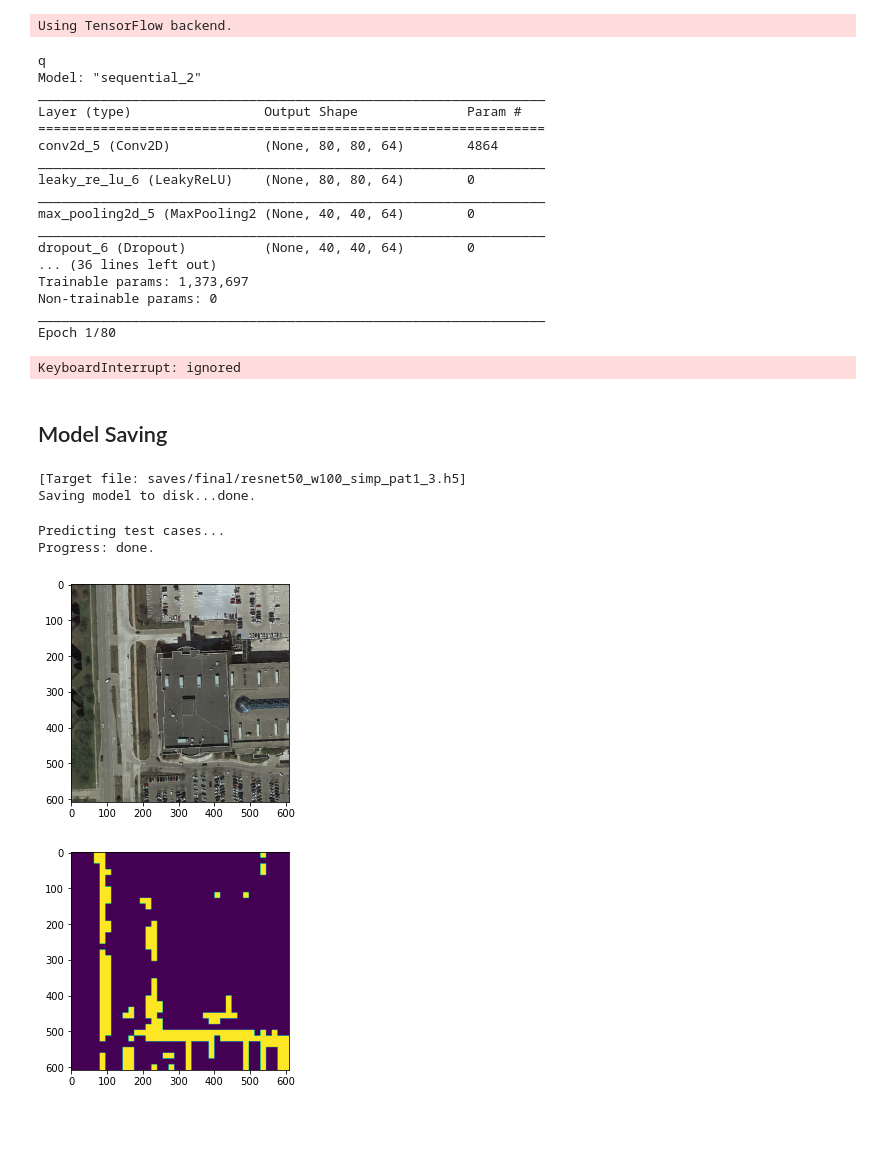
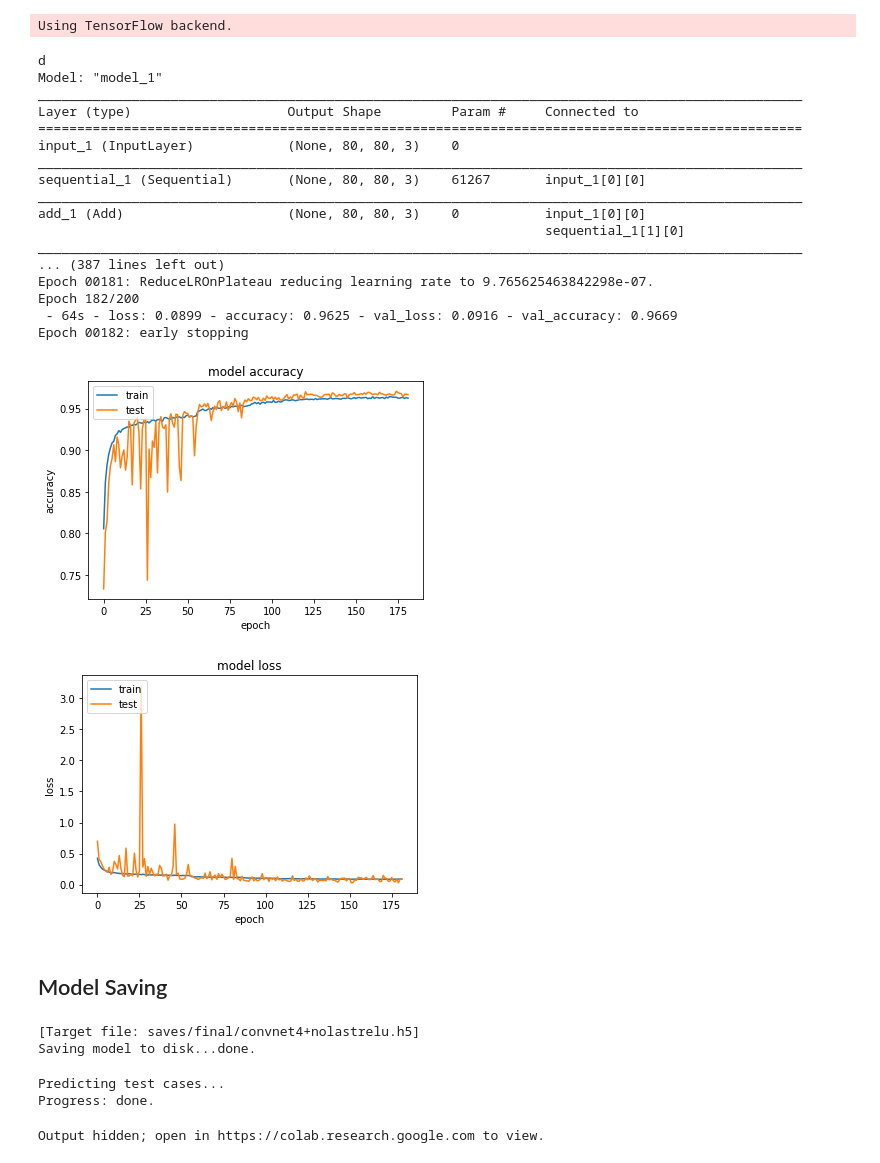
Before and after one commit to alessiapacca/CILroadseg, a Jupyter notebook: train.ipynb, the cells around one changed output. Drawn from its saved outputs; the diff is of its cells as text; code cells hidden in the pictures; blank space fills up the shorter version.

```diff
--- a/train.ipynb
+++ b/train.ipynb
@@ -67,44 +61,50 @@ model = Decomposer(ConvNetModel())
+# %%
+core_model = ConvNetModel()
+
+model = Decomposer(core_model)
+model_rnv = Decomposer(RotAndVote(core_model))
 # %%
 choice = 'tr'
 
 np.random.seed(1) #fix randomness
 if choice == 'cv':
-  cross_validate(model, 3, X, Y)
+  cross_validate(model, 10, X, Y)
 
 elif choice == 'tr':
   model.initialize()
   model.train(Y, X)
 
 else:
   model.initialize()
-  model.load("saves/final/resnet50_w100_val.h5")
+  model.load("saves/final/convnet4.h5")
 # %% [output]
-q
-Model: "sequential_2"
-_________________________________________________________________
-Layer (type)                 Output Shape              Param #
-=================================================================
-conv2d_5 (Conv2D)            (None, 80, 80, 64)        4864
-_________________________________________________________________
-leaky_re_lu_6 (LeakyReLU)    (None, 80, 80, 64)        0
-_________________________________________________________________
-max_pooling2d_5 (MaxPooling2 (None, 40, 40, 64)        0
-_________________________________________________________________
-dropout_6 (Dropout)          (None, 40, 40, 64)        0
-... (36 lines left out)
-Trainable params: 1,373,697
-Non-trainable params: 0
-_________________________________________________________________
-Epoch 1/80
+d
+Model: "model_1"
+__________________________________________________________________________________________________
+Layer (type)                    Output Shape         Param #     Connected to
+==================================================================================================
+input_1 (InputLayer)            (None, 80, 80, 3)    0
+__________________________________________________________________________________________________
+sequential_1 (Sequential)       (None, 80, 80, 3)    61267       input_1[0][0]
+__________________________________________________________________________________________________
+add_1 (Add)                     (None, 80, 80, 3)    0           input_1[0][0]
+                                                                 sequential_1[1][0]
+__________________________________________________________________________________________________
+... (387 lines left out)
+Epoch 00181: ReduceLROnPlateau reducing learning rate to 9.765625463842298e-07.
+Epoch 182/200
+ - 64s - loss: 0.0899 - accuracy: 0.9625 - val_loss: 0.0916 - val_accuracy: 0.9669
+Epoch 00182: early stopping
-KeyboardInterrupt: ignored
+[figure, added]
+[figure, added]
 # %% [markdown]
 ## Model Saving
 # %%
-weights_file = "saves/final/resnet50_w100_val.h5"
+weights_file = "saves/final/convnet4+batchnorm.h5"
 
 nb_save_model(model, weights_file)
 # %% [output]
-[Target file: saves/final/resnet50_w100_simp_pat1_3.h5]
+[Target file: saves/final/convnet4+nolastrelu.h5]
 Saving model to disk...done.
 # %%
 test_masks_dir = "test/pred/"
@@ -124,7 +125,7 @@ masks_to_submission("test/resnet50_w100_val.csv", image_paths)
 # %%
 Y_pred = model.classify(X_test[0:10])
+Y_pred_rnv = model_rnv.classify(X_test[0:10])
 
-view_image_mask(X_test[0], Y_pred[0])
+view_image_array(X_test[0:10], Y_pred, Y_pred_rnv)
 # %% [output]
-[figure, removed]
-[figure, removed]
+Output hidden; open in https://colab.research.google.com to view.
```
Also changed, not shown: parts of 4 cells of this notebook, 2 other files.
